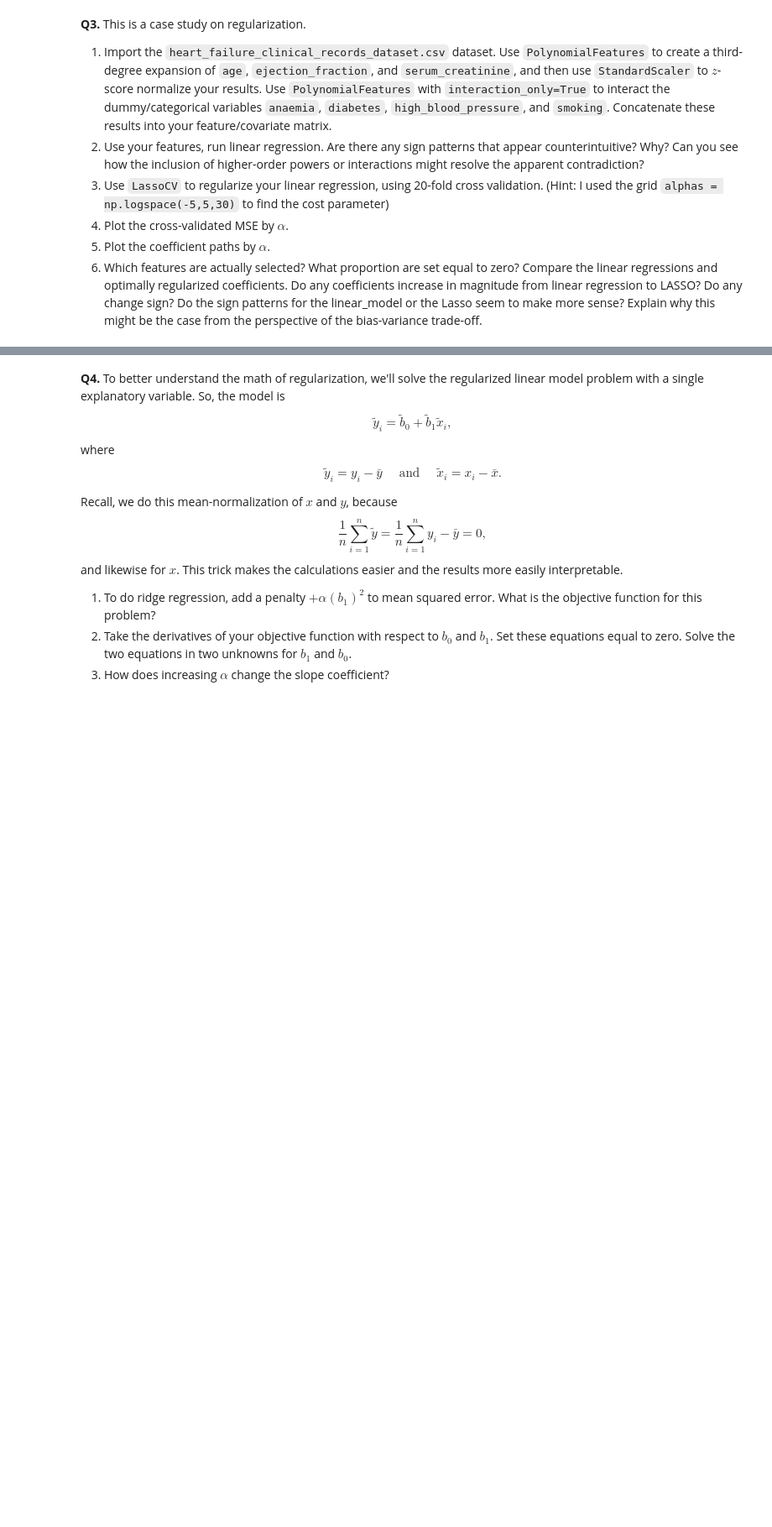
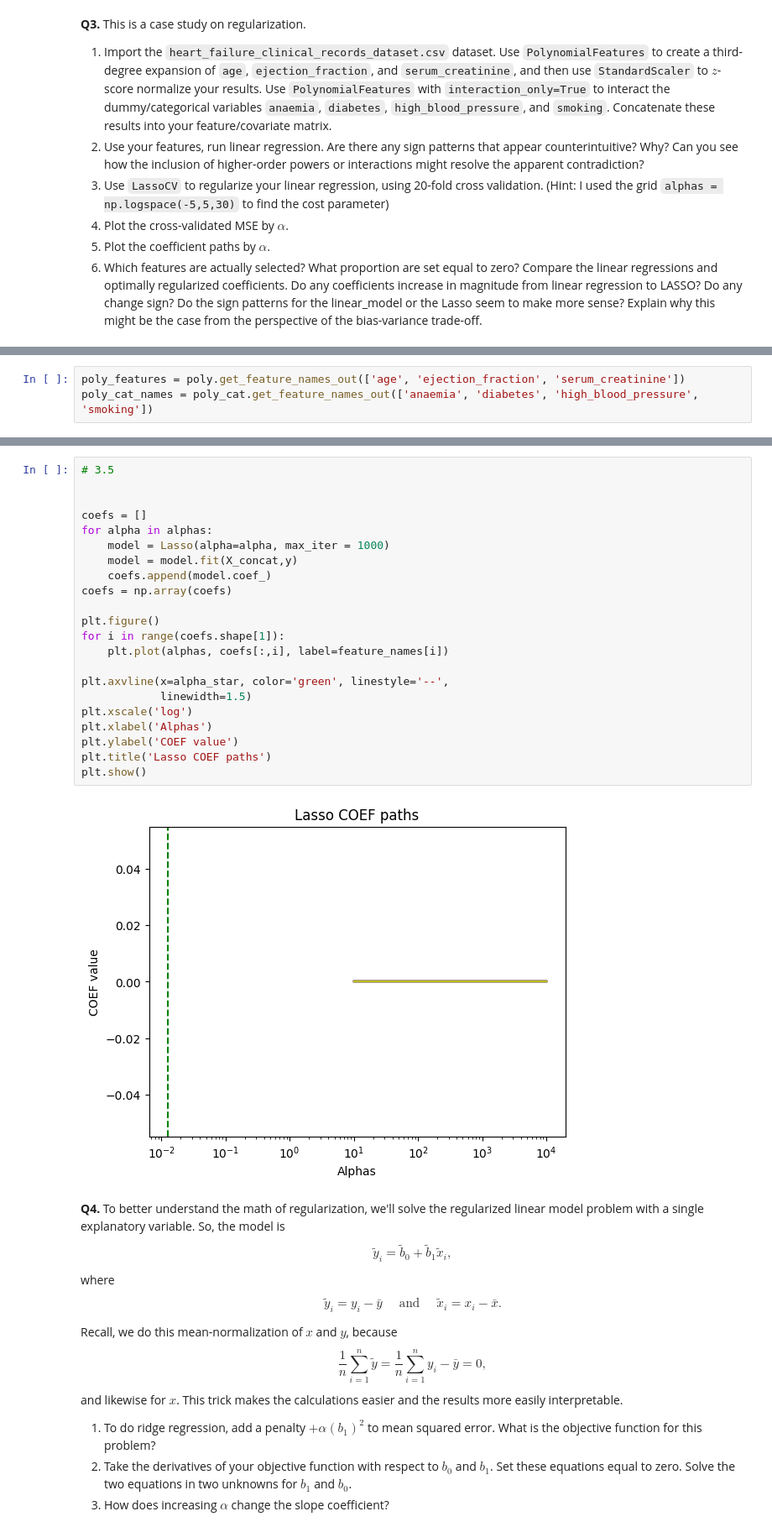
Before and after one commit to EmmyB47/undergrad_ml_assignments, a Jupyter notebook: 04_assignment_regularization.ipynb, the cells around one changed output, grey strips where cells are left out. Shown at 84% size. Cells and saved outputs as stored; diff of their text form; blank space fills up the shorter version.

```diff
--- a/04_assignment_regularization.ipynb
+++ b/04_assignment_regularization.ipynb
@@ -156,0 +245,3 @@ FileNotFoundError: [Errno 2] No such file or directory: './data/heart_failure_cl
+# %%
+poly_features = poly.get_feature_names_out(['age', 'ejection_fraction', 'serum_creatinine'])
+poly_cat_names = poly_cat.get_feature_names_out(['anaemia', 'diabetes', 'high_blood_pressure', 'smoking'])
@@ -157,3 +322,27 @@ FileNotFoundError: [Errno 2] No such file or directory: './data/heart_failure_cl
+# %%
+# 3.5
+
+
+coefs = []
+for alpha in alphas:
+    model = Lasso(alpha=alpha, max_iter = 1000)
+    model = model.fit(X_concat,y)
+    coefs.append(model.coef_)
+coefs = np.array(coefs)
+
+plt.figure()
+for i in range(coefs.shape[1]):
+    plt.plot(alphas, coefs[:,i], label=feature_names[i])
+
+plt.axvline(x=alpha_star, color='green', linestyle='--',
+            linewidth=1.5)
+plt.xscale('log')
+plt.xlabel('Alphas')
+plt.ylabel('COEF value')
+plt.title('Lasso COEF paths')
+plt.show()
+# %% [output]
+[figure, added]
 # %% [markdown]
 **Q4.** To better understand the math of regularization, we'll solve the regularized linear model problem with a single explanatory variable. So, the model is
 $$
```
Also changed, not shown: parts of 13 cells of this notebook.
